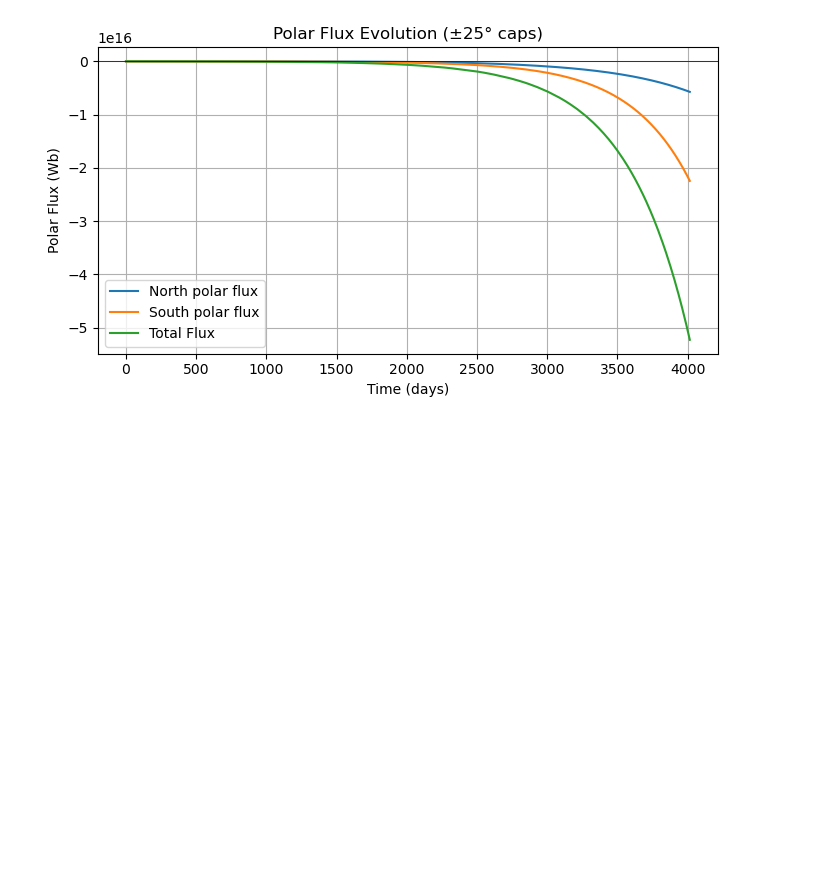
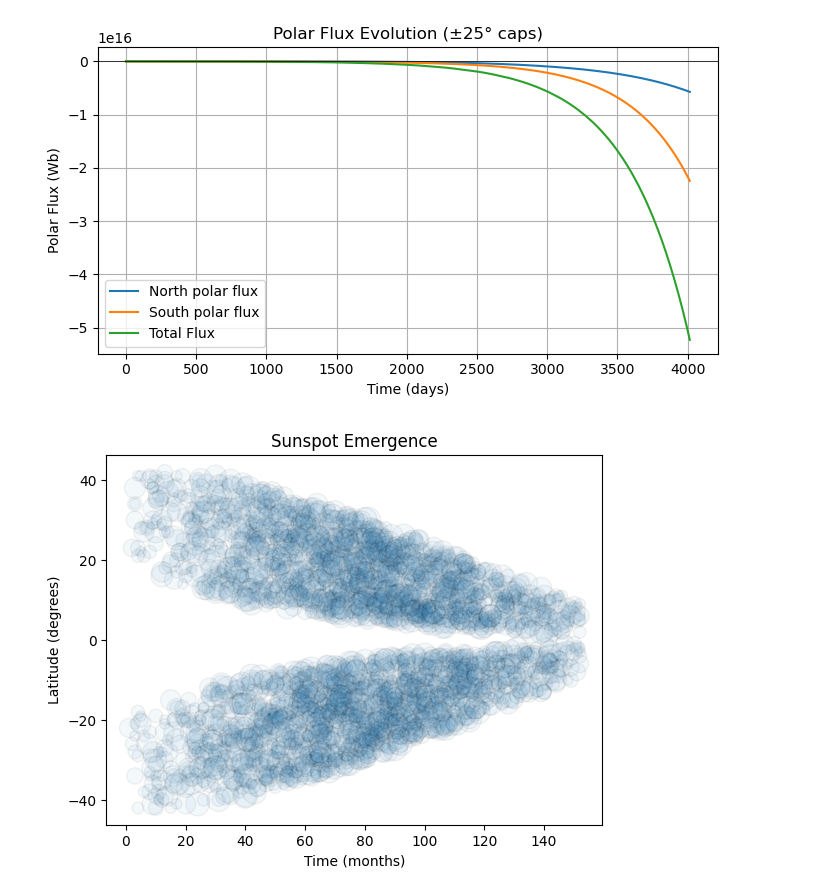
Before and after one commit to tejas-mandape2003/Masters_thesis_code, a Jupyter notebook: 11_yrs_induction_eqn_1.ipynb, the cells around one changed output. Cells and saved outputs as stored; diff of their text form; code cells hidden in the pictures; blank space fills up the shorter version.

```diff
--- a/11_yrs_induction_eqn_1.ipynb
+++ b/11_yrs_induction_eqn_1.ipynb
@@ -469,3 +453,20 @@ plt.tight_layout()
 plt.show()
 # %% [output]
 [figure]
+# %%
+time_months = df.iloc[:, 0].values
+latitude    = df.iloc[:, 1].values
+flux        = df.iloc[:, 5].values
+
+flux_norm = flux / np.max(flux)
+sizes = 50 + 300 * flux_norm
+
+plt.scatter(time_months, latitude, s=sizes, alpha=0.05, edgecolors='black')
+plt.xlabel("Time (months)")
+plt.ylabel("Latitude (degrees)")
+plt.title("Sunspot Emergence")
+plt.grid(True)
+plt.savefig("sunspot_emergence.png")
+plt.grid()
+# %% [output]
+[figure, added]
```
Also changed, not shown: parts of 2 cells of this notebook, 22 other files.
